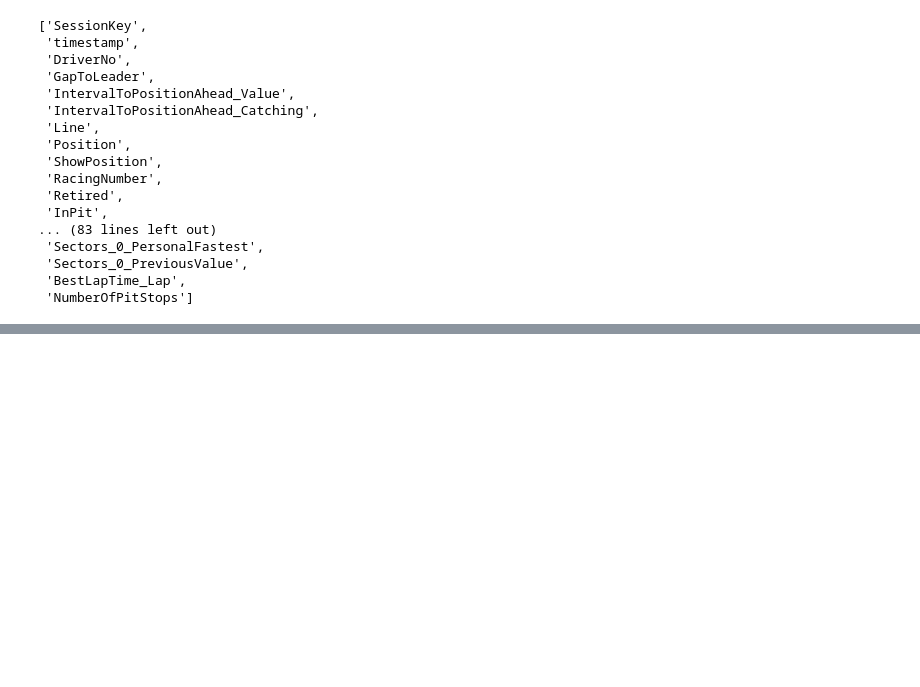
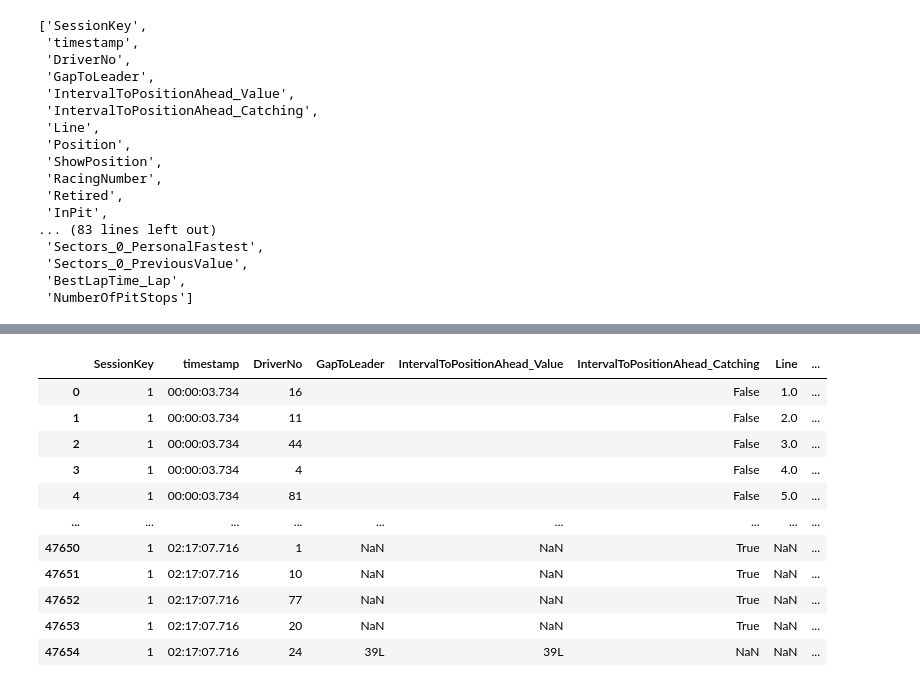
Before and after one commit to GoktugOcal/LiveF1, a Jupyter notebook: test_timing.ipynb, the cells around one changed output, grey strips where cells are left out. Saved outputs shown, nothing was run; the diff lists cells and outputs as text; code cells hidden in the pictures; blank space fills up the shorter version.

```diff
--- a/test_timing.ipynb
+++ b/test_timing.ipynb
@@ -275,0 +344,90 @@ df_11[df_11["InPit"] == True]
+# %%
+url = session.path + "TimingData.jsonStream"
+res = livetimingF1_getdata(url, True)
+# %%
+# def parse_sector_data(data):
+#     if isinstance(data, dict):
+#         for sc_no, sc_data in data.items():
+
+#             if "Segments" in sc_data:
+#                 pass
+#             else:
+#                 print(">>", sc_data)
+
+
+
+vals = pd.DataFrame([val for val in livef1.data_processing.parse_functions.parse_timing_data(res,1)])
+vals
+# for ts, val in .items():
+#     # print(ts, val["Lines"])
+#     for drv, drv_data in val["Lines"].items():
+#         if "Sectors" in drv_data:
+#             parse_sector_data(drv_data["Sectors"])
+
+
+    # Sectors
+
+
+# sector_cols = [
+#     "Sectors_0_Value",
+#     "Sectors_1_Value",
+#     "Sectors_2_Value",
+#     "Sectors_0_PreviousValue",
+#     "Sectors_1_PreviousValue",
+#     "Sectors_2_PreviousValue"
+# ]
+
+# cols = ["lap_no","1","2","3", "LapTime"]
+
+# def enter_new_lap(laps, record):
+#     print(">>", record)
+#     if laps is None and record is None:
+#         return [], {key:None if key != "lap_no" else 1 for key in cols}, timedelta(seconds=0)
+#     laps.append(record)
+#     record = {key:None if key != "lap_no" else val+1 for key, val in record.items()}
+#     return laps, record
+
+
+# new_lap_allowed = True
+# laps, record, last_record_ts = enter_new_lap(None, None)
+
+# for idx,row in df_test.iterrows():
+#     ts = pd.to_timedelta(row.timestamp)
+#     for sc_key, sc_value in row[sector_cols].dropna().to_dict().items():
+#         sc_no = int(sc_key.split("_")[1])
+#         key_type = sc_key.split("_")[2]
+#         print(sc_no, "||", ts, "||", key_type, sc_value)
+
+#         if key_type == "Value":
+#             if record[str(sc_no + 1)] == None:
+#                 record[str(sc_no + 1)] = sc_value
+#                 last_record_ts = ts
+#                 if sc_no == 2:
+#                     # entering new lap
+#                     laps, record = enter_new_lap(laps, record)
+#             elif sc_value == record[str(sc_no + 1)]: pass
+#             elif ts - last_record_ts > timedelta(seconds=10):
+#                 # entering new lap
+#                 laps, record = enter_new_lap(laps, record)
+#                 record[str(sc_no + 1)] = sc_value
+#                 last_record_ts = ts
+
+#         elif key_type == "PreviousValue" and ts - last_record_ts > timedelta(seconds=10):
+#             record[str(sc_no + 1)] = sc_value
+#             last_record_ts = ts
+#             if sc_no == 2:
+#                 # entering new lap
+#                 laps, record = enter_new_lap(laps, record)
+# %% [output]
+|  | SessionKey | timestamp | DriverNo | GapToLeader | IntervalToPositionAhead_Value | IntervalToPositionAhead_Catching | Line | ... |
+| 0 | 1 | 00:00:03.734 | 16 |  |  | False | 1.0 | ... |
+| 1 | 1 | 00:00:03.734 | 11 |  |  | False | 2.0 | ... |
+| 2 | 1 | 00:00:03.734 | 44 |  |  | False | 3.0 | ... |
+| 3 | 1 | 00:00:03.734 | 4 |  |  | False | 4.0 | ... |
+| 4 | 1 | 00:00:03.734 | 81 |  |  | False | 5.0 | ... |
+| ... | ... | ... | ... | ... | ... | ... | ... | ... |
+| 47650 | 1 | 02:17:07.716 | 1 | NaN | NaN | True | NaN | ... |
+| 47651 | 1 | 02:17:07.716 | 10 | NaN | NaN | True | NaN | ... |
+| 47652 | 1 | 02:17:07.716 | 77 | NaN | NaN | True | NaN | ... |
+| 47653 | 1 | 02:17:07.716 | 20 | NaN | NaN | True | NaN | ... |
+| 47654 | 1 | 02:17:07.716 | 24 | 39L | 39L | NaN | NaN | ... |
```
Also changed, not shown: parts of 15 cells of this notebook, 1 other file.
